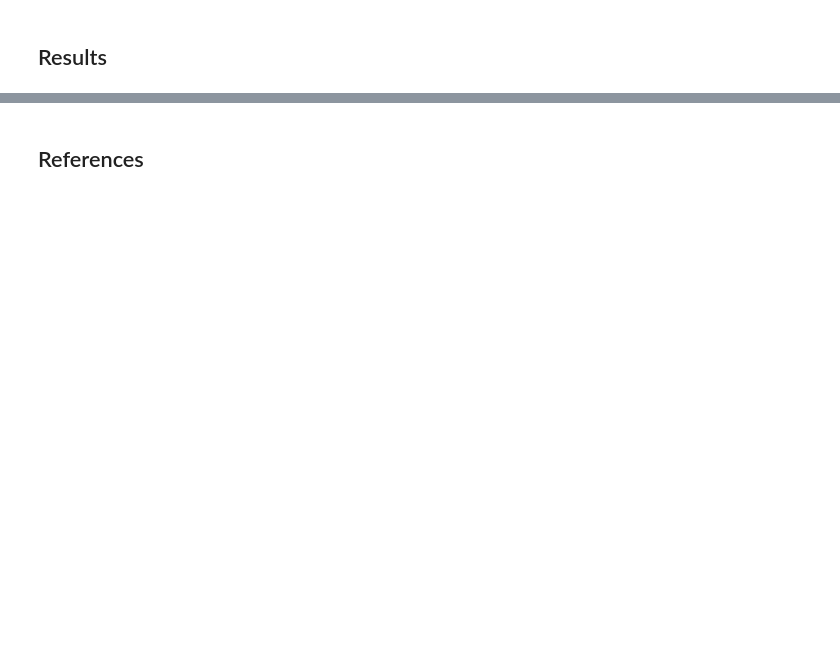
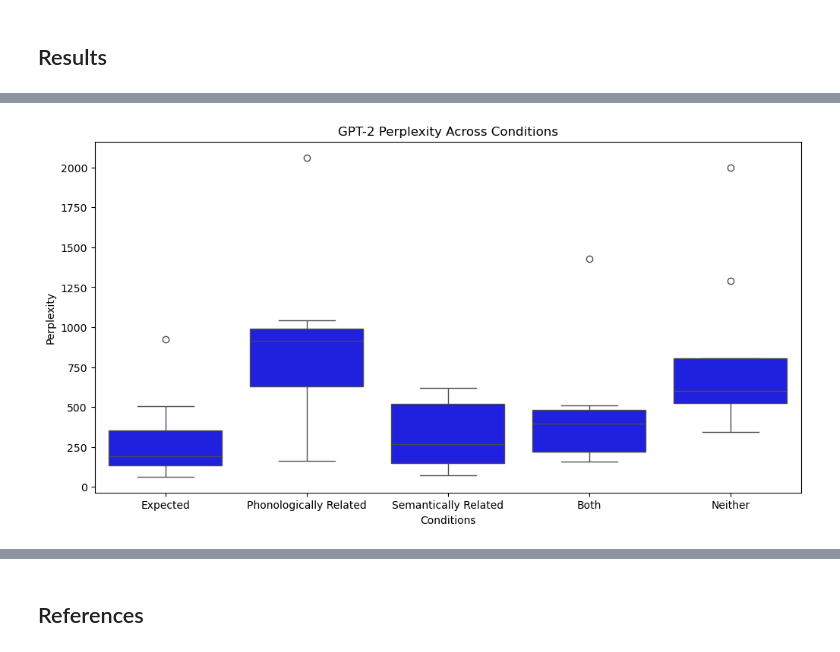
Before and after one commit to rdestaci/Whisper_LLM_Bias, a Jupyter notebook: Whisper_LLM_Bias.ipynb, the cells around one changed output, grey strips where cells are left out. Saved outputs shown, nothing was run; the diff lists cells and outputs as text; code cells hidden in the pictures; blank space fills up the shorter version.

```diff
--- a/Whisper_LLM_Bias.ipynb
+++ b/Whisper_LLM_Bias.ipynb
@@ -182,0 +170,12 @@ Overall...
+# %%
+# Bar plot of only GPT-2 perplexity to show what we expect for a language model
+plt.figure(figsize=(12, 6))
+sns.boxplot(data=results, x = 'condition_name', y = 'gpt2_perplexity', color="blue")
+
+plt.xlabel("Conditions")
+plt.ylabel("Perplexity")
+plt.title("GPT-2 Perplexity Across Conditions")
+
+plt.show()
+# %% [output]
+[figure, added]
```
Also changed, not shown: parts of 19 cells of this notebook.
